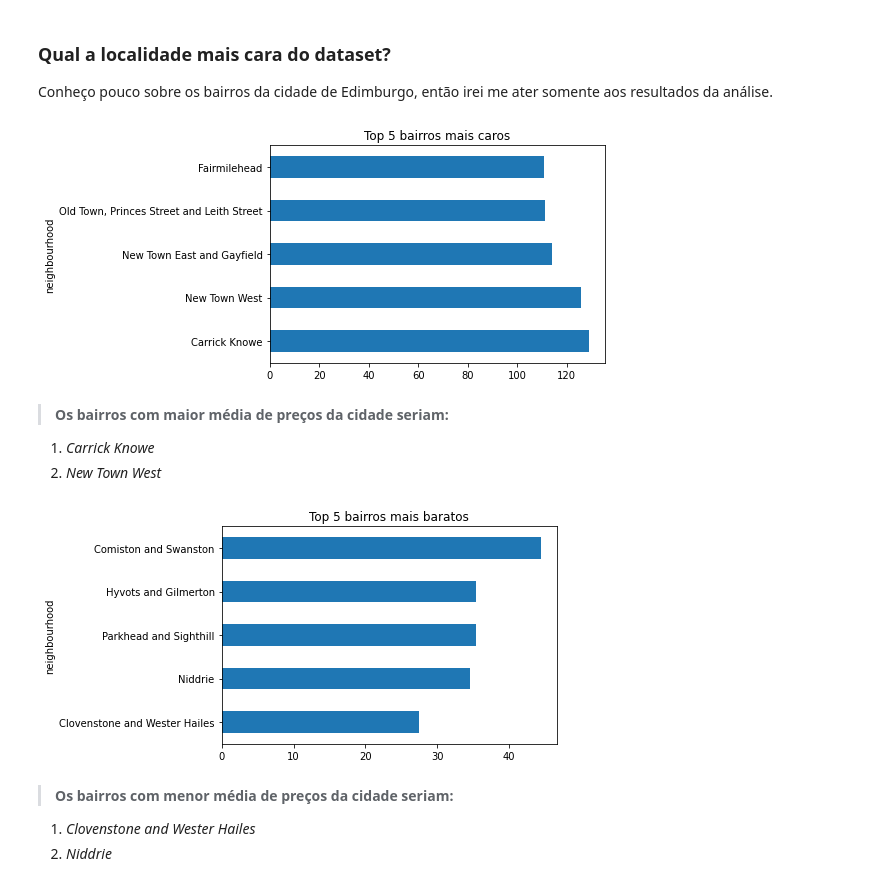
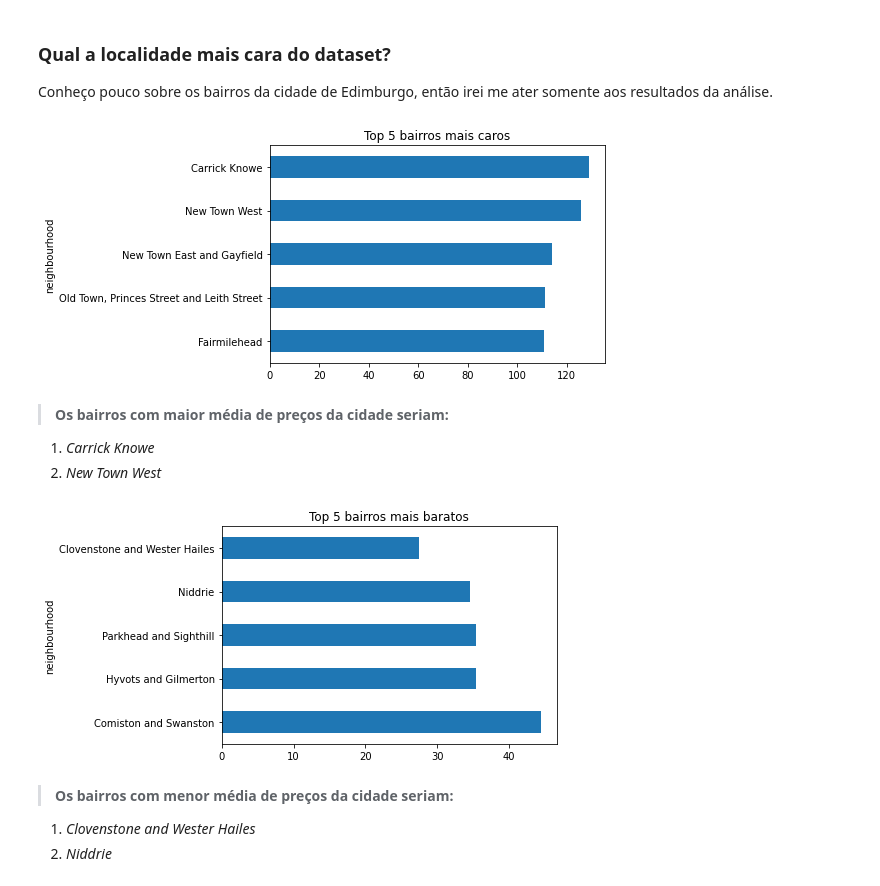
Before and after one commit to eubrunoosouza/Airbnb_DS_project, a Jupyter notebook: PROJETO_AIRBNB_EDIMBURGO.ipynb, the cells around one changed output. Cells and saved outputs as stored; diff of their text form; code cells hidden in the pictures.

```diff
--- a/PROJETO_AIRBNB_EDIMBURGO.ipynb
+++ b/PROJETO_AIRBNB_EDIMBURGO.ipynb
@@ -555,10 +555,10 @@ Conheço pouco sobre os bairros da cidade de Edimburgo, então irei me ater some
 # %%
 # ver média de preços por bairros na cidade
 
-df_clean.groupby(['neighbourhood']).price.mean().sort_values(ascending=False)[:5].plot(kind='barh');
+df_clean.groupby(['neighbourhood']).price.mean().sort_values(ascending=True)[106:].plot(kind='barh');
 plt.title('Top 5 bairros mais caros');
 # %% [output]
-[figure, old version]
+[figure, new version]
 # %% [markdown]
 
 
@@ -568,10 +568,10 @@ plt.title('Top 5 bairros mais caros');
 # %%
 # ver bairros mais baratos
 
-df_clean.groupby(['neighbourhood']).price.mean().sort_values(ascending=True)[:5].plot(kind='barh');
+df_clean.groupby(['neighbourhood']).price.mean().sort_values(ascending=False)[106:].plot(kind='barh');
 plt.title('Top 5 bairros mais baratos');
 # %% [output]
-[figure, old version]
+[figure, new version]
 # %% [markdown]
 > **Os bairros com menor média de preços da cidade seriam:**
 1.  *Clovenstone and Wester Hailes*
```
Also changed, not shown: parts of 1 cell of this notebook.
